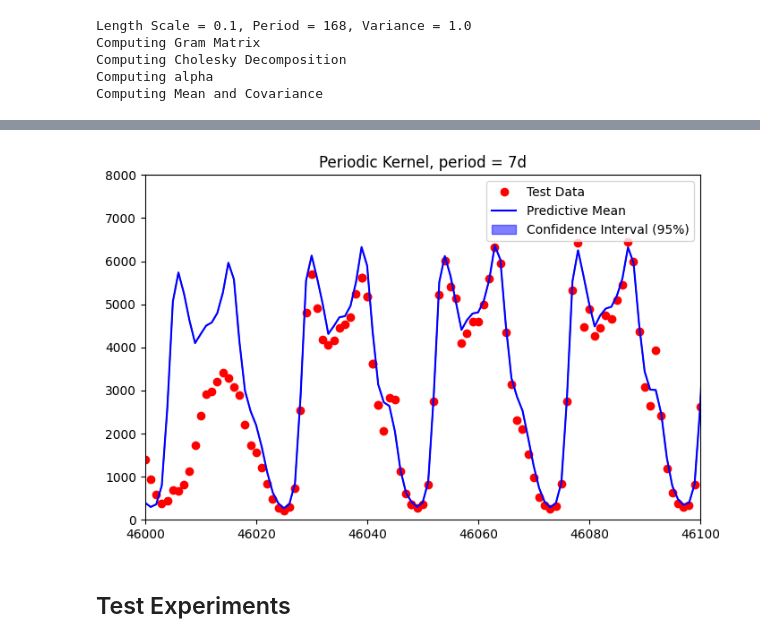
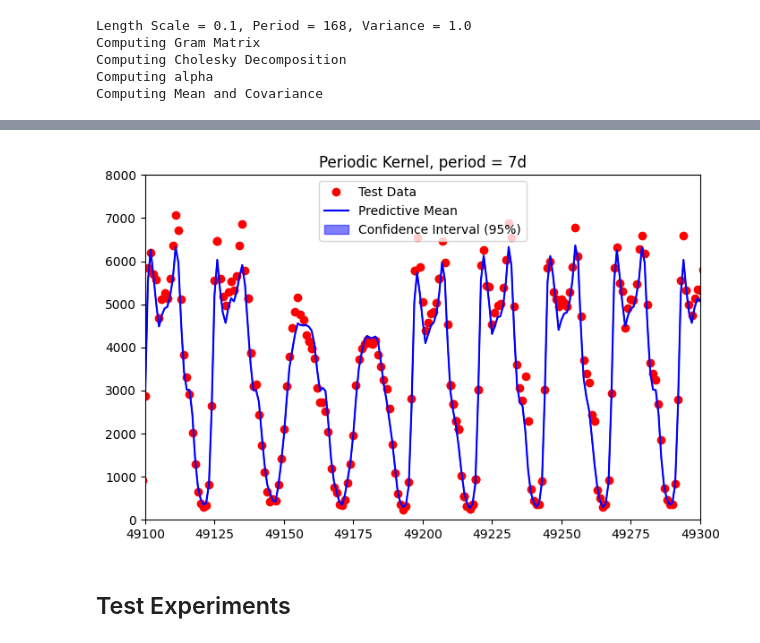
Before and after one commit to makwayne117/CS275-final, a Jupyter notebook: notebooks/gp_exp.ipynb, the cells around one changed output, grey strips where cells are left out. Drawn from its saved outputs; the diff is of its cells as text; code cells hidden in the pictures.

Commit message:
updated experiments. added figures for draft

```diff
--- a/notebooks/gp_exp.ipynb
+++ b/notebooks/gp_exp.ipynb
@@ -104,17 +107,17 @@ ValueError: operands could not be broadcast together with shapes (10605,) (19911
 # %%
 # Plot
 plt.figure(figsize=(8, 5))
 plt.plot(X_test['time_step'], y_test, 'ro', label='Test Data')
 
 plt.plot(X_test['time_step'], mean_test, 'b-', label='Predictive Mean')
 plt.fill_between(X_test['time_step'], lower, upper, color='blue', alpha=0.5, label='Confidence Interval (95%)')
 plt.title(f"Periodic Kernel, period = 7d")
-plt.xlim(46000, 46100)
+plt.xlim(49100, 49300)
 plt.ylim(0, 8000)
 plt.legend()
 plt.show()
 # %% [output]
-[figure, old version]
+[figure, new version]
 # %% [markdown]
 ## Test Experiments
 # %%
```
Also changed, not shown: parts of 2 cells of this notebook, 2 other files.
